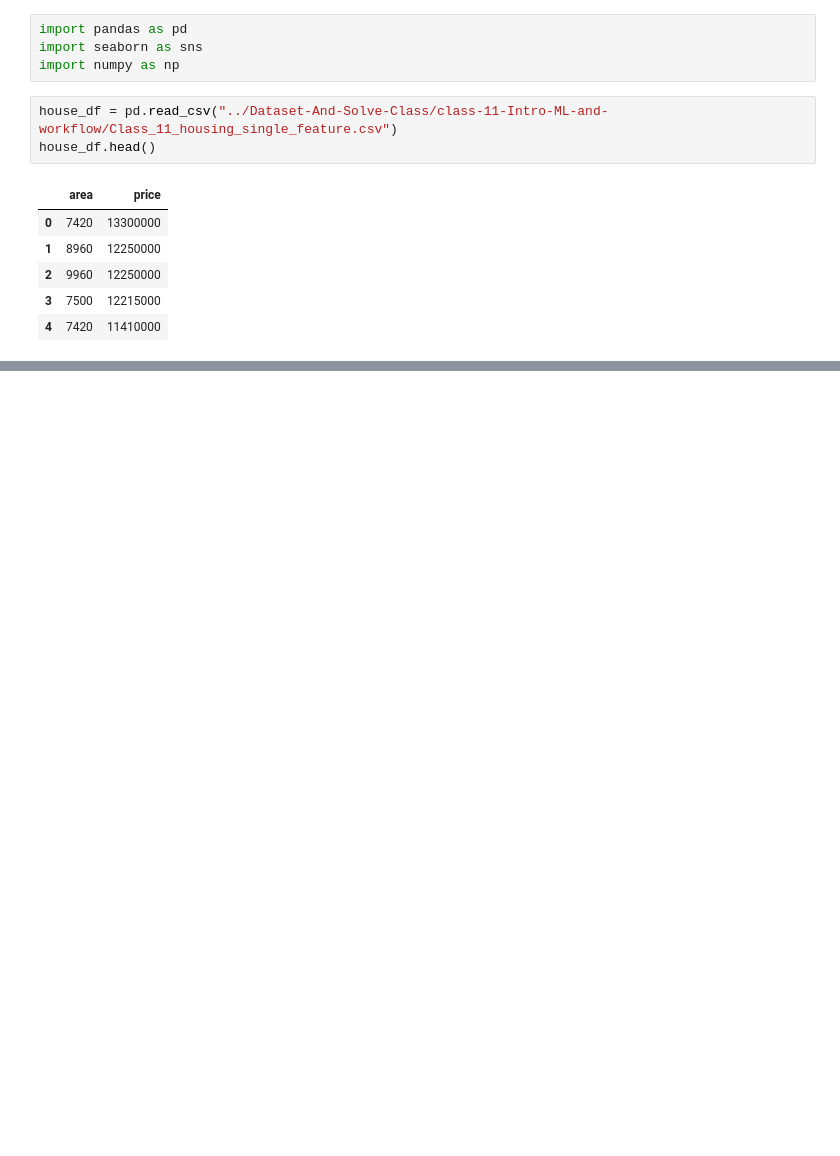
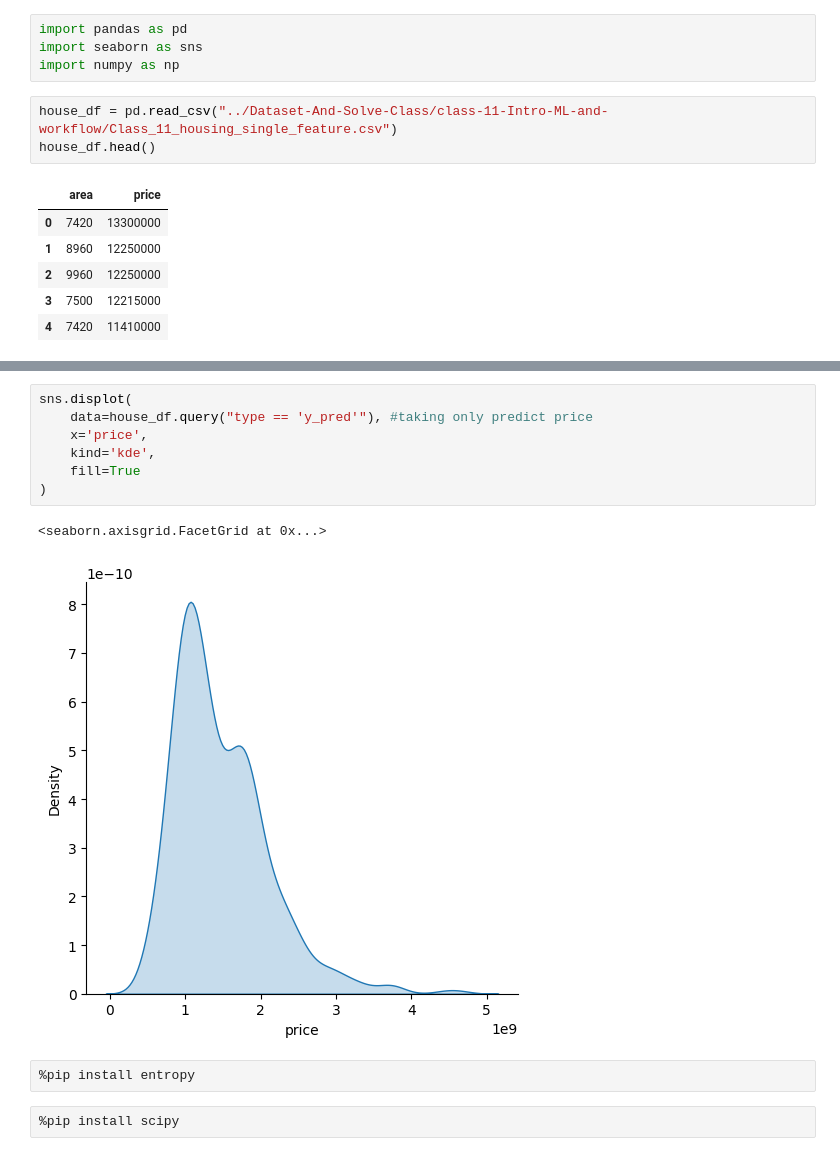
Before and after one commit to ShajibEwuCse19/Bongo-Dev-DS-AI-ML-Course-Practice-Repo, a Jupyter notebook: my-practice/practice-class-11-housing-single-feature.ipynb, the cells around one changed output, grey strips where cells are left out. Cells and saved outputs as stored; diff of their text form; blank space fills up the shorter version.

```diff
--- a/my-practice/practice-class-11-housing-single-feature.ipynb
+++ b/my-practice/practice-class-11-housing-single-feature.ipynb
@@ -14,0 +171,14 @@ house_df.head()
+# %%
+sns.displot(
+    data=house_df.query("type == 'y_pred'"), #taking only predict price
+    x='price',
+    kind='kde',
+    fill=True
+)
+# %% [output]
+<seaborn.axisgrid.FacetGrid at 0x...>
+[figure, added]
+# %%
+%pip install entropy
+# %%
+%pip install scipy
```
Also changed, not shown: parts of 12 cells of this notebook, 1 other file.
